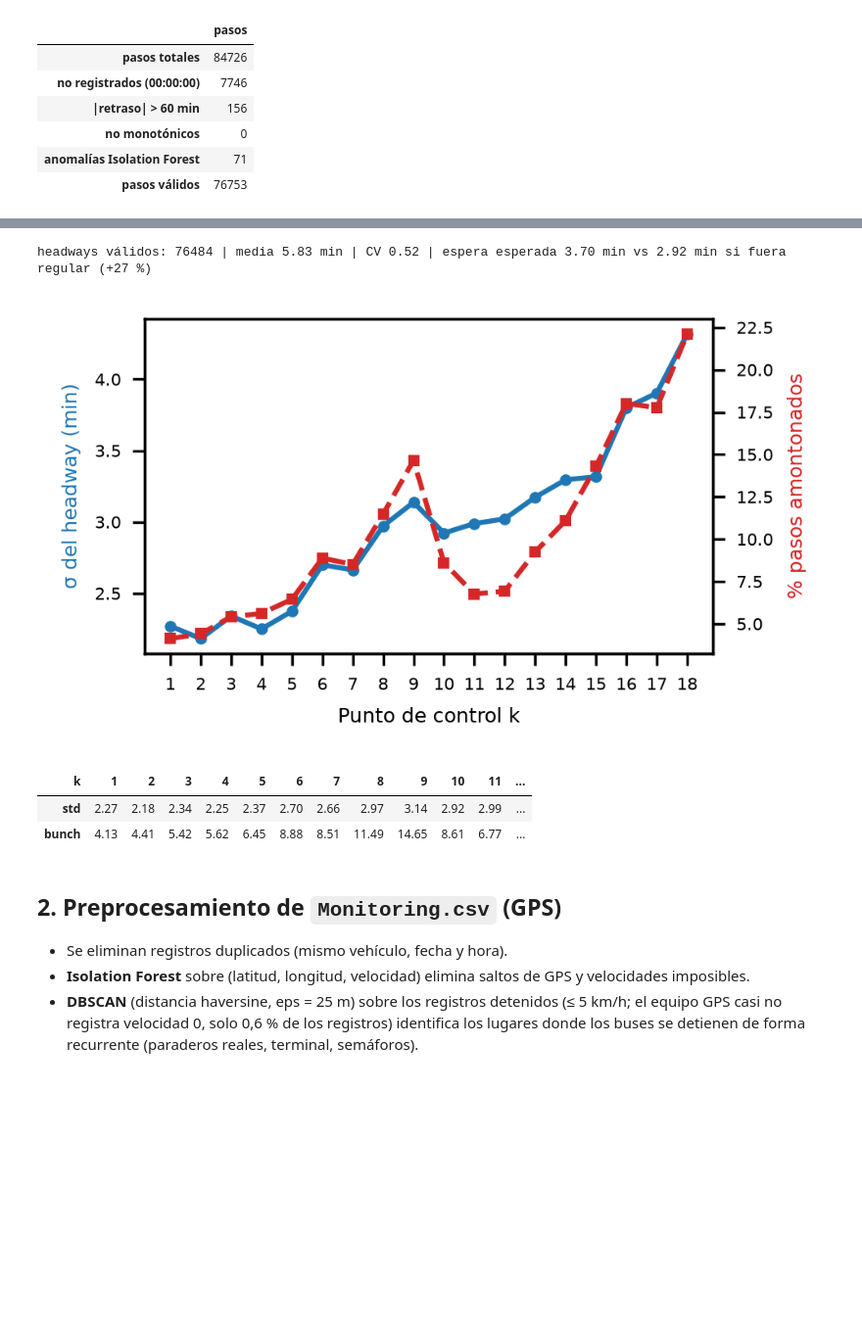
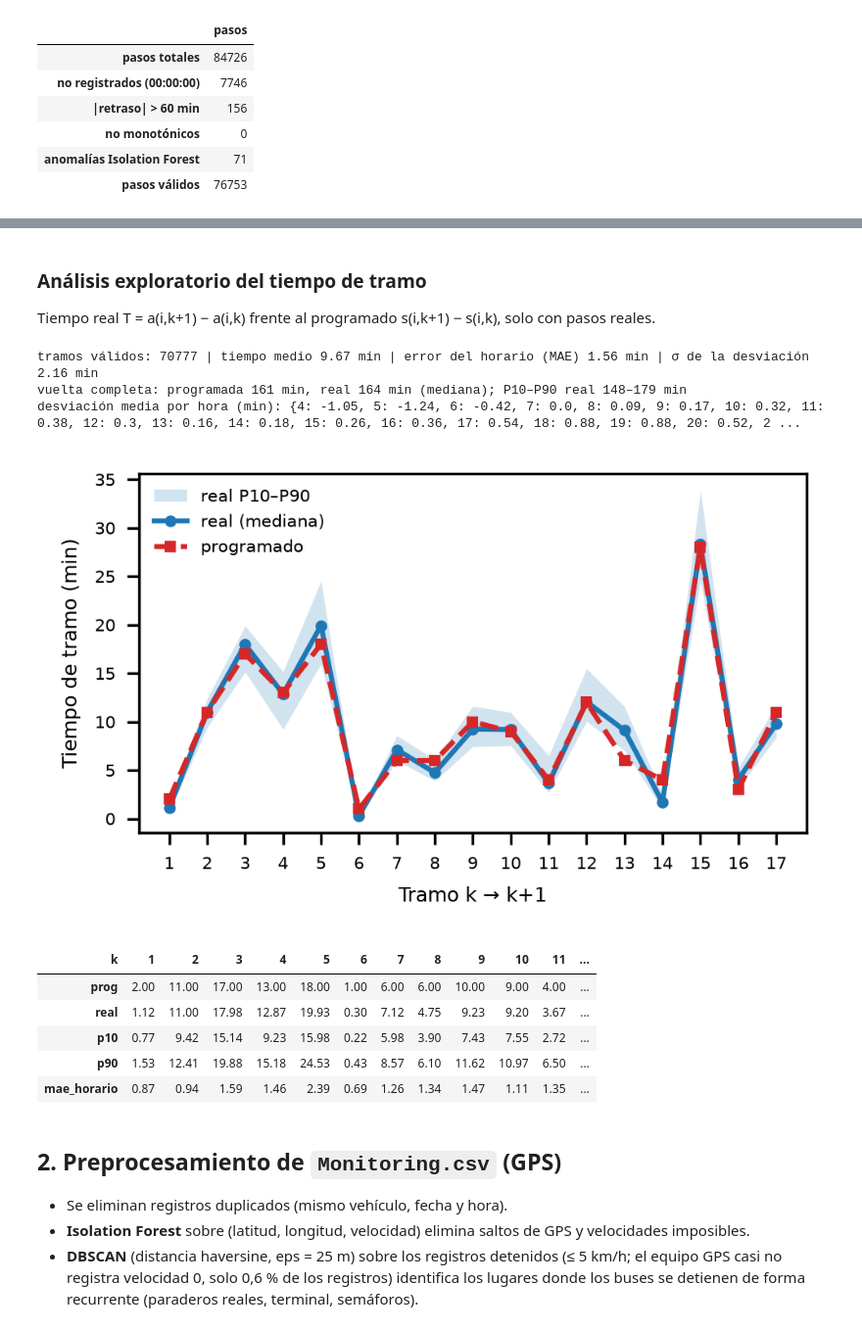
Before and after one commit to Alfredo123255/prediccion-amontonamiento-buses-cusco, a Jupyter notebook: Experimentacion.ipynb, the cells around one changed output, grey strips where cells are left out. Shown at 98% size. Drawn from its saved outputs; the diff is of its cells as text; code cells hidden in the pictures; blank space fills up the shorter version.

```diff
--- a/Experimentacion.ipynb
+++ b/Experimentacion.ipynb
@@ -124,19 +125,12 @@ p["a_i"] = p.s + p.delay_i
 p["imp"] = p.a.isna() & p.a_i.notna()
 print(f"pasos imputados: {p.imp.sum()}  | sin dato tras imputar: {p.a_i.isna().sum()}")
 
-# headway real con el bus que pasó justo antes por el mismo punto el mismo día
 q = p[p.a_i.notna()].sort_values(["date", "k", "a_i"])
 g = q.groupby(["date", "k"])
-q["trip_j"] = g.trip.shift()
 q["h"] = q.a_i - g.a_i.shift()
-q["hp"] = q.s - g.s.shift()          # headway programado del mismo par de buses
-valid = q.h.between(0, MAX_H) & q.hp.between(0, MAX_H, inclusive="right")
-q.loc[~valid, ["h", "hp"]] = np.nan
-q["r"] = q.h / q.hp
-q["clase"] = np.select([q.r < 0.5, q.r > 1.5], ["amontonado", "hueco"], "regular")
-q.loc[q.r.isna(), "clase"] = None
-p = p.merge(q[["trip", "k", "trip_j", "h", "hp", "r", "clase"]], on=["trip", "k"], how="left")
-print("headways descartados (primer bus del día en cada punto, adelantamientos o > 60 min):", int((~valid).sum()))
-p.clase.value_counts(normalize=True).round(3)
+q["hp"] = q.s - g.s.shift()
+q.loc[~(q.h.between(0, MAX_H) & q.hp.between(0, MAX_H, inclusive="right")), "h"] = np.nan
+p = p.merge(q[["trip", "k", "h"]], on=["trip", "k"], how="left")
+print(f"headways válidos: {p.h.notna().sum()}")
 # %% [output]
 pasos imputados: 1398  | sin dato tras imputar: 6575
@@ -153,27 +138,44 @@ no registrados (un paso faltante generaba headways falsos).
-# %%
-hv = p.dropna(subset=["h"])
-cv = hv.h.std() / hv.h.mean()
-print(f"headways válidos: {len(hv)} | media {hv.h.mean():.2f} min | CV {cv:.2f} | "
-      f"espera esperada {hv.h.mean() / 2 * (1 + cv**2):.2f} min vs {hv.h.mean() / 2:.2f} min si fuera regular "
-      f"(+{100 * cv**2:.0f} %)")
-by_k = hv.groupby("k").agg(std=("h", "std"), bunch=("clase", lambda c: 100 * (c == "amontonado").mean()))
-fig, ax = plt.subplots(figsize=(3.4, 2.0), dpi=300)
-ax.plot(by_k.index, by_k["std"], "o-", ms=2.5, color="tab:blue")
-ax.set_xlabel("Punto de control k", fontsize=6); ax.set_ylabel("σ del headway (min)", fontsize=6, color="tab:blue")
-ax2 = ax.twinx()
-ax2.plot(by_k.index, by_k.bunch, "s--", ms=2.5, color="tab:red")
-ax2.set_ylabel("% pasos amontonados", fontsize=6, color="tab:red")
-for a_ in (ax, ax2):
-    a_.tick_params(labelsize=5)
-ax.set_xticks(range(1, 19))
-fig.tight_layout(); fig.savefig(FIG / "fig2_headway.png"); plt.show()
-by_k.round(2).T
-# %% [output]
-headways válidos: 76484 | media 5.83 min | CV 0.52 | espera esperada 3.70 min vs 2.92 min si fuera regular (+27 %)
-[figure, removed]
-| k | 1 | 2 | 3 | 4 | 5 | 6 | 7 | 8 | 9 | 10 | 11 | ... |
-| std | 2.27 | 2.18 | 2.34 | 2.25 | 2.37 | 2.70 | 2.66 | 2.97 | 3.14 | 2.92 | 2.99 | ... |
-| bunch | 4.13 | 4.41 | 5.42 | 5.62 | 6.45 | 8.88 | 8.51 | 11.49 | 14.65 | 8.61 | 6.77 | ... |
+# %% [markdown]
+### Análisis exploratorio del tiempo de tramo
+Tiempo real T = a(i,k+1) − a(i,k) frente al programado s(i,k+1) − s(i,k), solo con pasos reales.
+# %%
+p = p.sort_values(["trip", "k"]).reset_index(drop=True)
+gt = p.groupby("trip")
+seg_t = p.assign(T=gt.a.shift(-1) - p.a, Tp=gt.s.shift(-1) - p.s).dropna(subset=["T"])
+seg_t = seg_t[seg_t.k < 18]
+seg_t["dev"] = seg_t["T"] - seg_t.Tp
+vuelta = p[p.k.isin([1, 18])].pivot_table(index="trip", columns="k", values=["a", "s"])
+vr = (vuelta[("a", 18)] - vuelta[("a", 1)]).dropna()
+vp = (vuelta[("s", 18)] - vuelta[("s", 1)]).loc[vr.index]
+print(f"tramos válidos: {len(seg_t)} | tiempo medio {seg_t['T'].mean():.2f} min | "
+      f"error del horario (MAE) {seg_t.dev.abs().mean():.2f} min | σ de la desviación {seg_t.dev.std():.2f} min")
+print(f"vuelta completa: programada {vp.median():.0f} min, real {vr.median():.0f} min (mediana); "
+      f"P10–P90 real {vr.quantile(.1):.0f}–{vr.quantile(.9):.0f} min")
+by_h = seg_t.assign(hora=(seg_t.s // 60).astype(int)).groupby("hora").dev.mean()
+print("desviación media por hora (min):", by_h.round(2).to_dict())
+
+by_k = seg_t.groupby("k").agg(prog=("Tp", "median"), real=("T", "median"),
+                              p10=("T", lambda x: x.quantile(.1)), p90=("T", lambda x: x.quantile(.9)),
+                              mae_horario=("dev", lambda x: x.abs().mean()))
+fig, ax = plt.subplots(figsize=(3.4, 2.1), dpi=300)
+ax.fill_between(by_k.index, by_k.p10, by_k.p90, color="tab:blue", alpha=0.2, lw=0, label="real P10–P90")
+ax.plot(by_k.index, by_k.real, "o-", ms=2.5, color="tab:blue", label="real (mediana)")
+ax.plot(by_k.index, by_k.prog, "s--", ms=2.5, color="tab:red", label="programado")
+ax.set_xlabel("Tramo k → k+1", fontsize=6); ax.set_ylabel("Tiempo de tramo (min)", fontsize=6)
+ax.set_xticks(range(1, 18)); ax.tick_params(labelsize=5); ax.legend(fontsize=5, frameon=False)
+fig.tight_layout(); fig.savefig(FIG / "fig2_tramos.png"); plt.show()
+by_k.round(2).T
+# %% [output]
+tramos válidos: 70777 | tiempo medio 9.67 min | error del horario (MAE) 1.56 min | σ de la desviación 2.16 min
+vuelta completa: programada 161 min, real 164 min (mediana); P10–P90 real 148–179 min
+desviación media por hora (min): {4: -1.05, 5: -1.24, 6: -0.42, 7: 0.0, 8: 0.09, 9: 0.17, 10: 0.32, 11: 0.38, 12: 0.3, 13: 0.16, 14: 0.18, 15: 0.26, 16: 0.36, 17: 0.54, 18: 0.88, 19: 0.88, 20: 0.52, 2 ...
+[figure, added]
+| k | 1 | 2 | 3 | 4 | 5 | 6 | 7 | 8 | 9 | 10 | 11 | ... |
+| prog | 2.00 | 11.00 | 17.00 | 13.00 | 18.00 | 1.00 | 6.00 | 6.00 | 10.00 | 9.00 | 4.00 | ... |
+| real | 1.12 | 11.00 | 17.98 | 12.87 | 19.93 | 0.30 | 7.12 | 4.75 | 9.23 | 9.20 | 3.67 | ... |
+| p10 | 0.77 | 9.42 | 15.14 | 9.23 | 15.98 | 0.22 | 5.98 | 3.90 | 7.43 | 7.55 | 2.72 | ... |
+| p90 | 1.53 | 12.41 | 19.88 | 15.18 | 24.53 | 0.43 | 8.57 | 6.10 | 11.62 | 10.97 | 6.50 | ... |
+| mae_horario | 0.87 | 0.94 | 1.59 | 1.46 | 2.39 | 0.69 | 1.26 | 1.34 | 1.47 | 1.11 | 1.35 | ... |
 # %% [markdown]
 ## 2. Preprocesamiento de `Monitoring.csv` (GPS)
 
```
Also changed, not shown: parts of 48 cells of this notebook, 21 other files.
